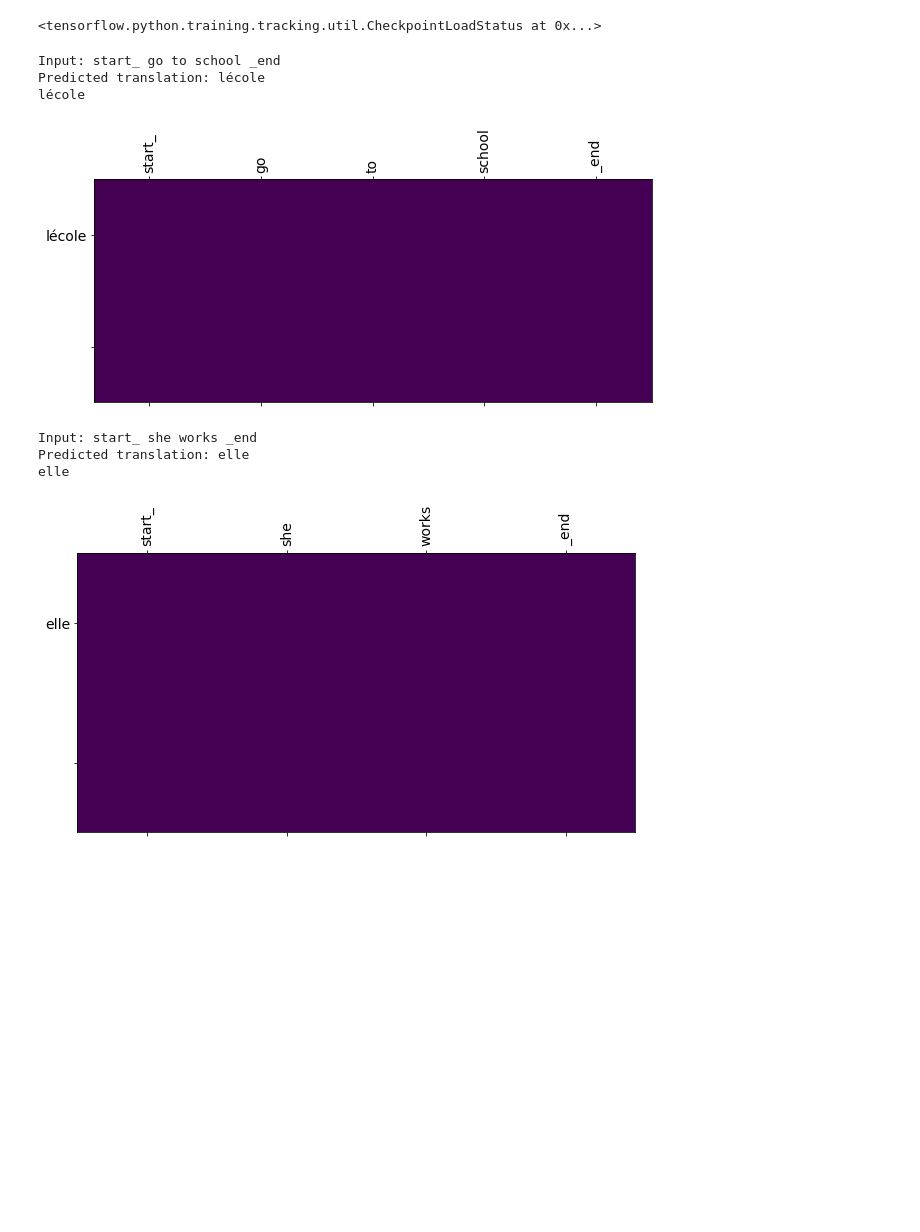
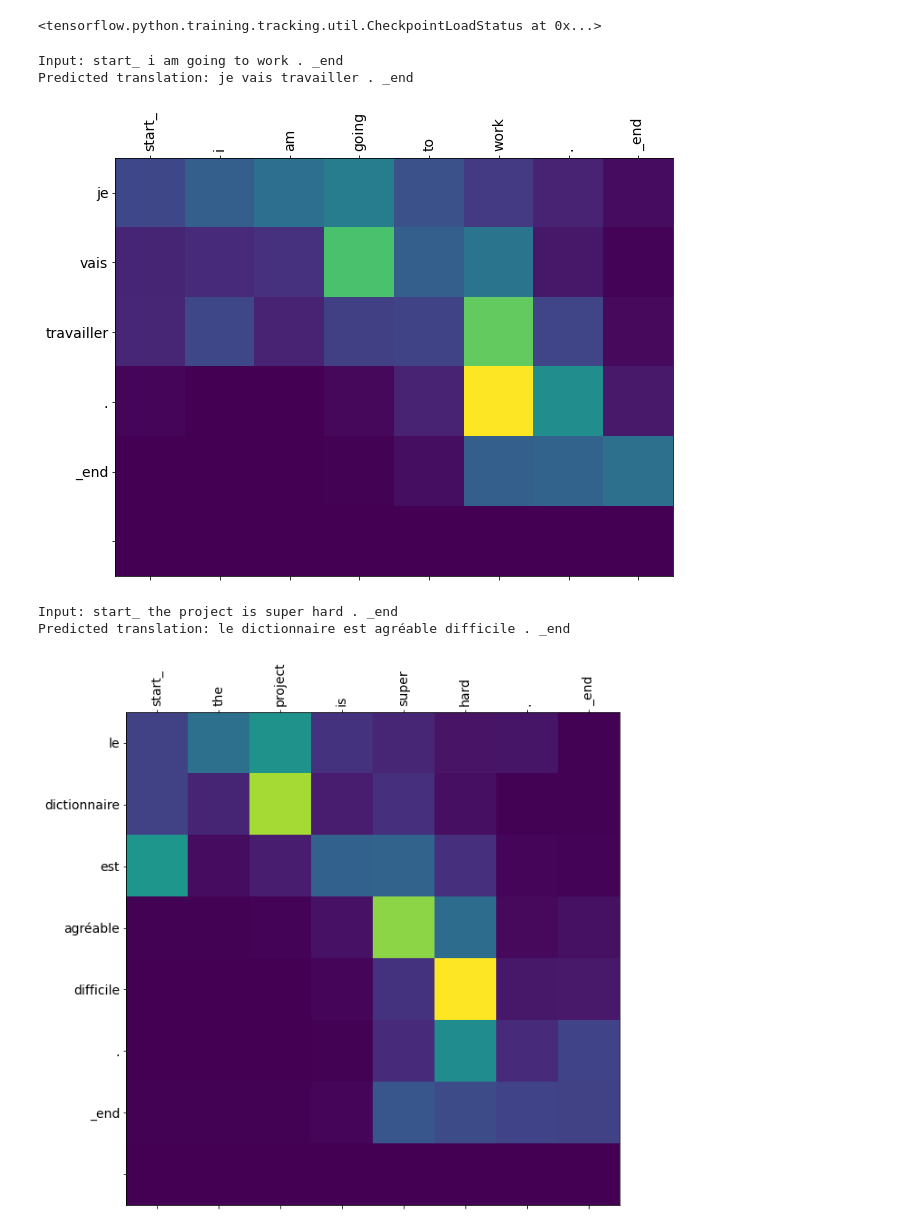
Before and after one commit to VisusAdAstra/Machine-Translation, a Jupyter notebook: NMT.ipynb, the cells around one changed output. Cells and saved outputs as stored; diff of their text form; code cells hidden in the pictures; blank space fills up the shorter version.

Commit message:
fix translate method

```diff
--- a/NMT.ipynb
+++ b/NMT.ipynb
@@ -239,12 +310,11 @@ checkpoint.restore(tf.train.latest_checkpoint(checkpoint_dir))
 # %%
-util.translate(u'go to school', units, max_target_length, max_source_length, encoder, decoder, source_tokenizer, target_tokenizer)
-util.translate(u'she works', units, max_target_length, max_source_length, encoder, decoder, source_tokenizer, target_tokenizer)
+translate(u'I am going to work.')
+translate(u'The project is super hard.')
+# translate(u'she works', units, max_target_length, max_source_length, encoder, decoder, source_tokenizer, target_tokenizer)
 # %% [output]
-Input: start_ go to school _end
-Predicted translation: lécole
-lécole
+Input: start_ i am going to work . _end
+Predicted translation: je vais travailler . _end
-[figure, old version]
+[figure, new version]
-Input: start_ she works _end
-Predicted translation: elle
-elle
+Input: start_ the project is super hard . _end
+Predicted translation: le dictionnaire est agréable difficile . _end
-[figure, old version]
+[figure, new version]
```
Also changed, not shown: parts of 3 cells of this notebook.
